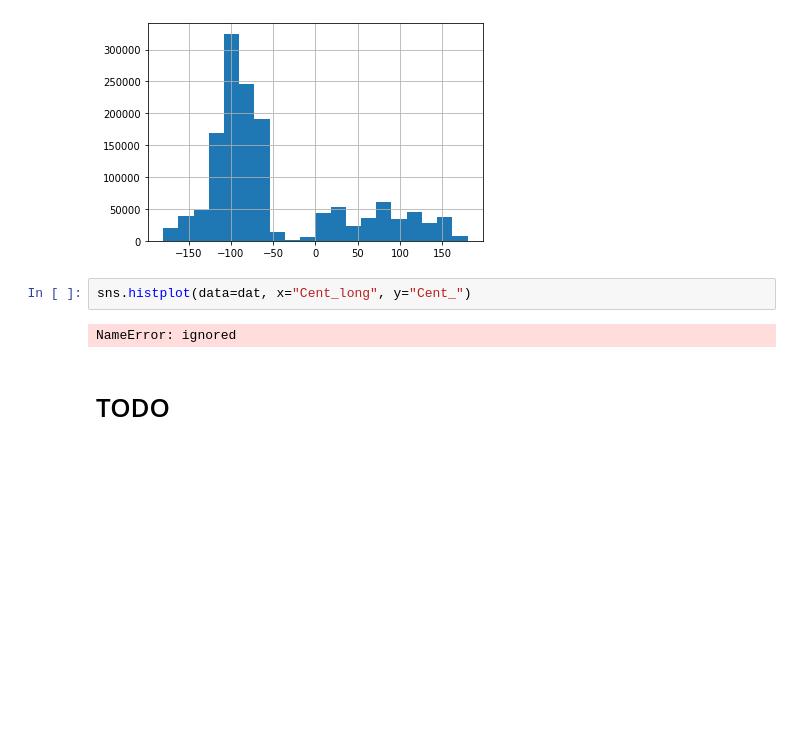
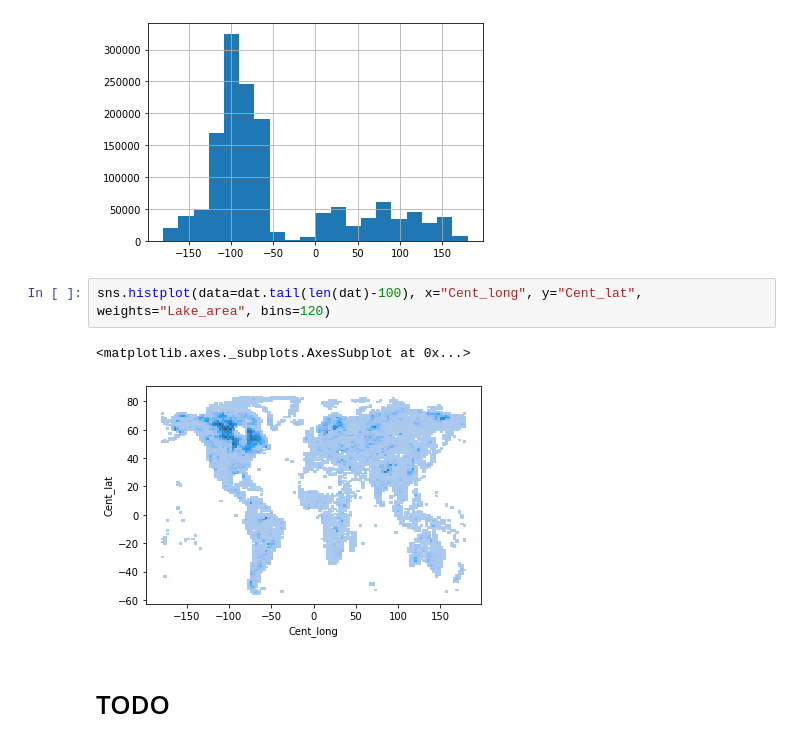
Before and after one commit to ds4geo/ds4geo, a Jupyter notebook: WS 2020 Course Notes/Session 7.ipynb, the cells around one changed output. Saved outputs shown, nothing was run; the diff lists cells and outputs as text; blank space fills up the shorter version.

```diff
--- a/WS 2020 Course Notes/Session 7.ipynb
+++ b/WS 2020 Course Notes/Session 7.ipynb
@@ -94,9 +94,10 @@ dat.Cent_long.hist(bins=20)
 <matplotlib.axes._subplots.AxesSubplot at 0x...>
 [figure]
 # %%
-sns.histplot(data=dat, x="Cent_long", y="Cent_")
+sns.histplot(data=dat.tail(len(dat)-100), x="Cent_long", y="Cent_lat", weights="Lake_area", bins=120)
 # %% [output]
-NameError: ignored
+<matplotlib.axes._subplots.AxesSubplot at 0x...>
+[figure, added]
 # %% [markdown]
 # TODO
 # %% [markdown]
```
